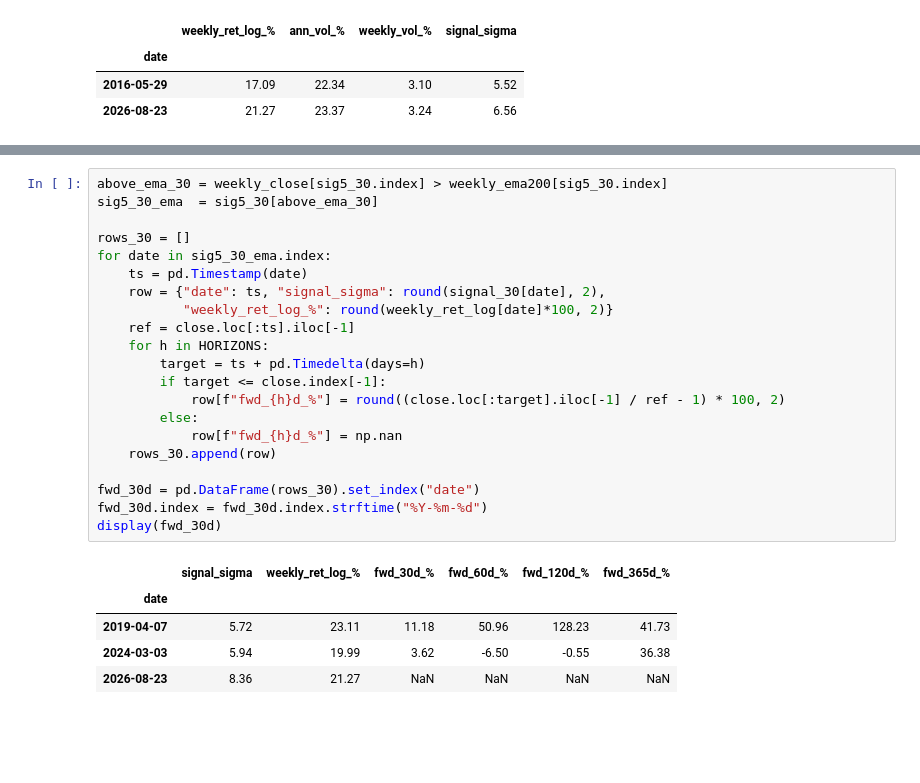
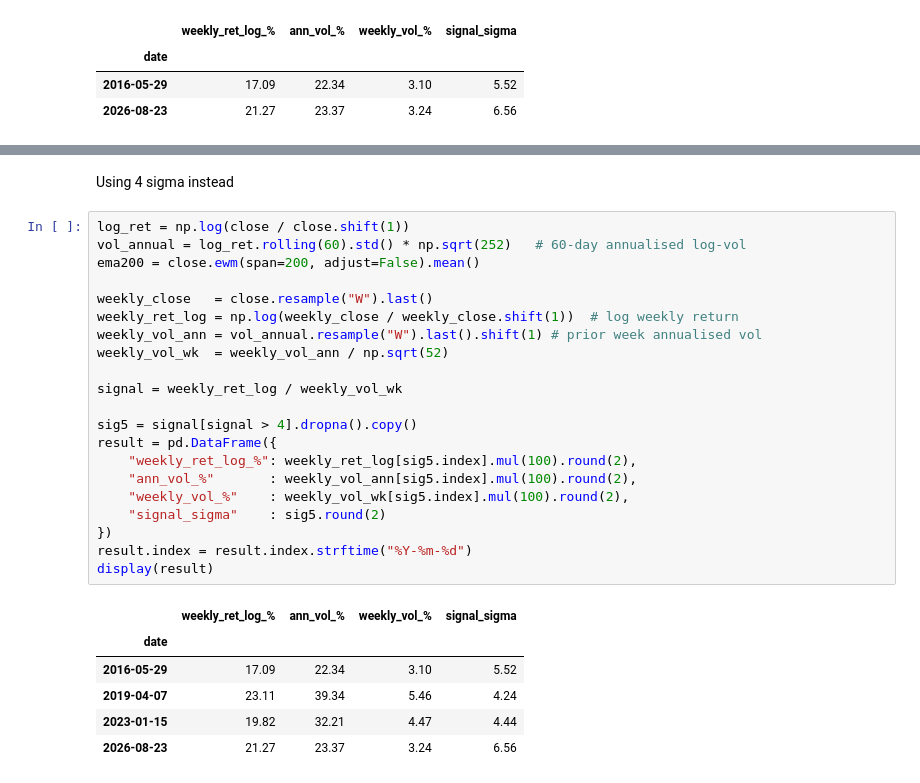
Before and after one commit to tingxuanp/nussif-crypto-proj, a Jupyter notebook: bull_cycle_analysis.ipynb, the cells around one changed output, grey strips where cells are left out. Saved outputs shown, nothing was run; the diff lists cells and outputs as text; blank space fills up the shorter version.

```diff
--- a/bull_cycle_analysis.ipynb
+++ b/bull_cycle_analysis.ipynb
@@ -240,27 +219,30 @@ display(result_30)
-# %%
-above_ema_30 = weekly_close[sig5_30.index] > weekly_ema200[sig5_30.index]
-sig5_30_ema  = sig5_30[above_ema_30]
-
-rows_30 = []
-for date in sig5_30_ema.index:
-    ts = pd.Timestamp(date)
-    row = {"date": ts, "signal_sigma": round(signal_30[date], 2),
-           "weekly_ret_log_%": round(weekly_ret_log[date]*100, 2)}
-    ref = close.loc[:ts].iloc[-1]
-    for h in HORIZONS:
-        target = ts + pd.Timedelta(days=h)
-        if target <= close.index[-1]:
-            row[f"fwd_{h}d_%"] = round((close.loc[:target].iloc[-1] / ref - 1) * 100, 2)
-        else:
-            row[f"fwd_{h}d_%"] = np.nan
-    rows_30.append(row)
-
-fwd_30d = pd.DataFrame(rows_30).set_index("date")
-fwd_30d.index = fwd_30d.index.strftime("%Y-%m-%d")
-display(fwd_30d)
-# %% [output]
-|  | signal_sigma | weekly_ret_log_% | fwd_30d_% | fwd_60d_% | fwd_120d_% | fwd_365d_% |
-| date |  |  |  |  |  |  |
-| 2019-04-07 | 5.72 | 23.11 | 11.18 | 50.96 | 128.23 | 41.73 |
-| 2024-03-03 | 5.94 | 19.99 | 3.62 | -6.50 | -0.55 | 36.38 |
-| 2026-08-23 | 8.36 | 21.27 | NaN | NaN | NaN | NaN |
+# %% [markdown]
+Using 4 sigma instead
+# %%
+log_ret = np.log(close / close.shift(1))
+vol_annual = log_ret.rolling(60).std() * np.sqrt(252)   # 60-day annualised log-vol
+ema200 = close.ewm(span=200, adjust=False).mean()
+
+weekly_close   = close.resample("W").last()
+weekly_ret_log = np.log(weekly_close / weekly_close.shift(1))  # log weekly return
+weekly_vol_ann = vol_annual.resample("W").last().shift(1) # prior week annualised vol
+weekly_vol_wk  = weekly_vol_ann / np.sqrt(52)
+
+signal = weekly_ret_log / weekly_vol_wk
+
+sig5 = signal[signal > 4].dropna().copy()
+result = pd.DataFrame({
+    "weekly_ret_log_%": weekly_ret_log[sig5.index].mul(100).round(2),
+    "ann_vol_%"       : weekly_vol_ann[sig5.index].mul(100).round(2),
+    "weekly_vol_%"    : weekly_vol_wk[sig5.index].mul(100).round(2),
+    "signal_sigma"    : sig5.round(2)
+})
+result.index = result.index.strftime("%Y-%m-%d")
+display(result)
+# %% [output]
+|  | weekly_ret_log_% | ann_vol_% | weekly_vol_% | signal_sigma |
+| date |  |  |  |  |
+| 2016-05-29 | 17.09 | 22.34 | 3.10 | 5.52 |
+| 2019-04-07 | 23.11 | 39.34 | 5.46 | 4.24 |
+| 2023-01-15 | 19.82 | 32.21 | 4.47 | 4.44 |
+| 2026-08-23 | 21.27 | 23.37 | 3.24 | 6.56 |
```
Also changed, not shown: parts of 5 cells of this notebook.
